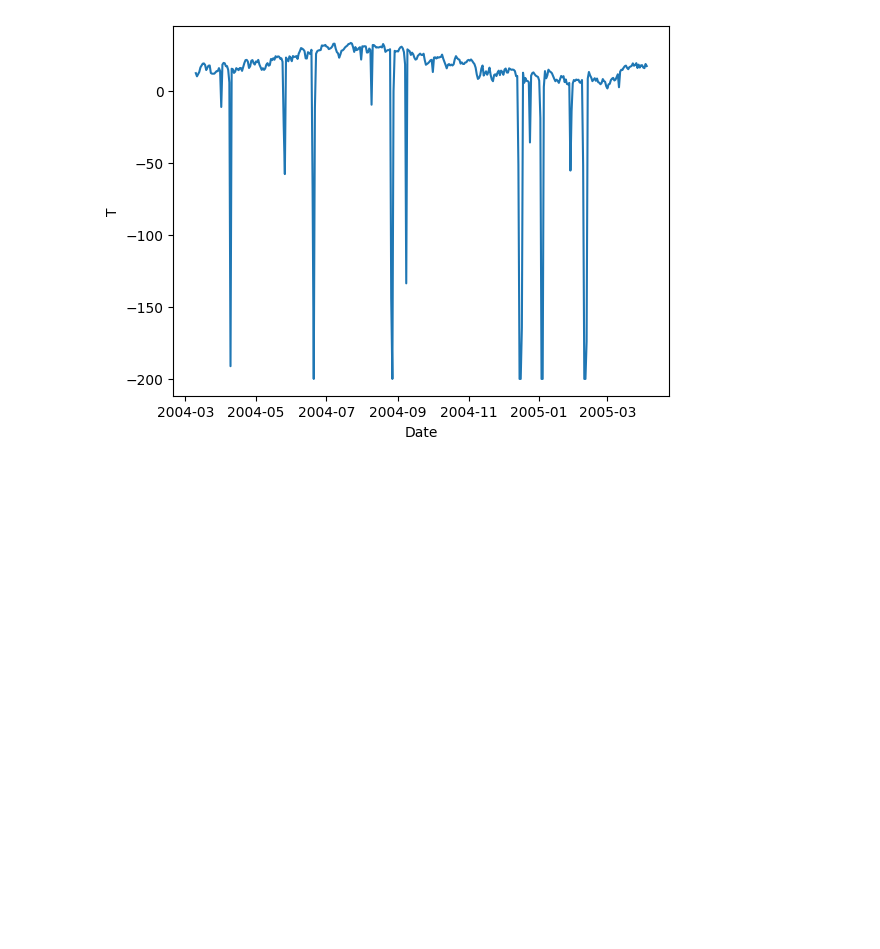
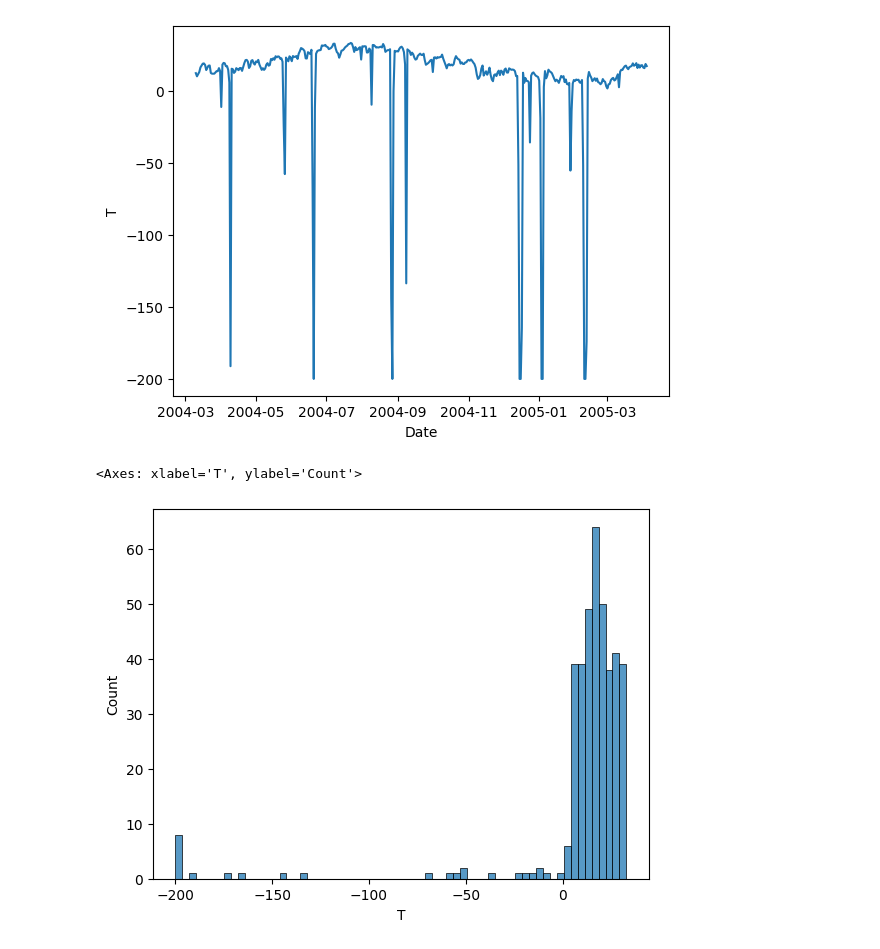
Before and after one commit to 4GeeksAcademy/utku_seyithanoglu_timeseries, a Jupyter notebook: src/explore.ipynb, the cells around one changed output. Saved outputs shown, nothing was run; the diff lists cells and outputs as text; code cells hidden in the pictures; blank space fills up the shorter version.

```diff
--- a/src/explore.ipynb
+++ b/src/explore.ipynb
@@ -147,3 +144,8 @@ sns.lineplot(data=temp_df,x='Date',y='T')
 [figure]
 # %%
 # i see there is a very low tempeature this will be a error i want a change
+# %%
+sns.histplot(data=temp_df,x='T')
+# %% [output]
+<Axes: xlabel='T', ylabel='Count'>
+[figure, added]
```
Also changed, not shown: parts of 16 cells of this notebook.
